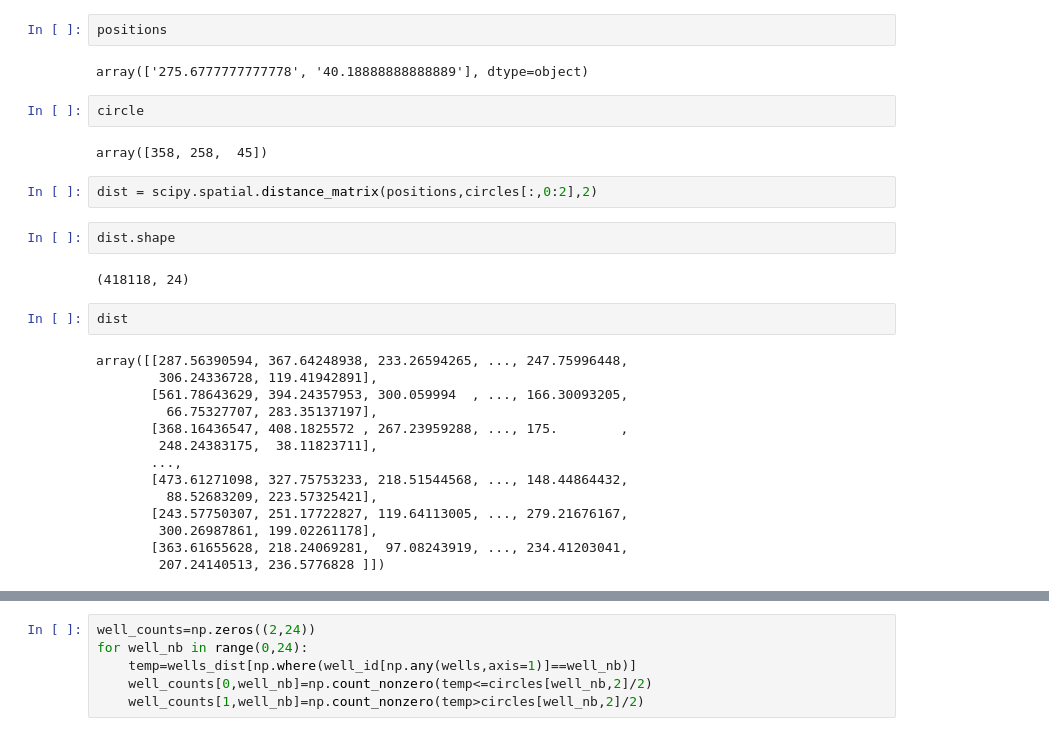
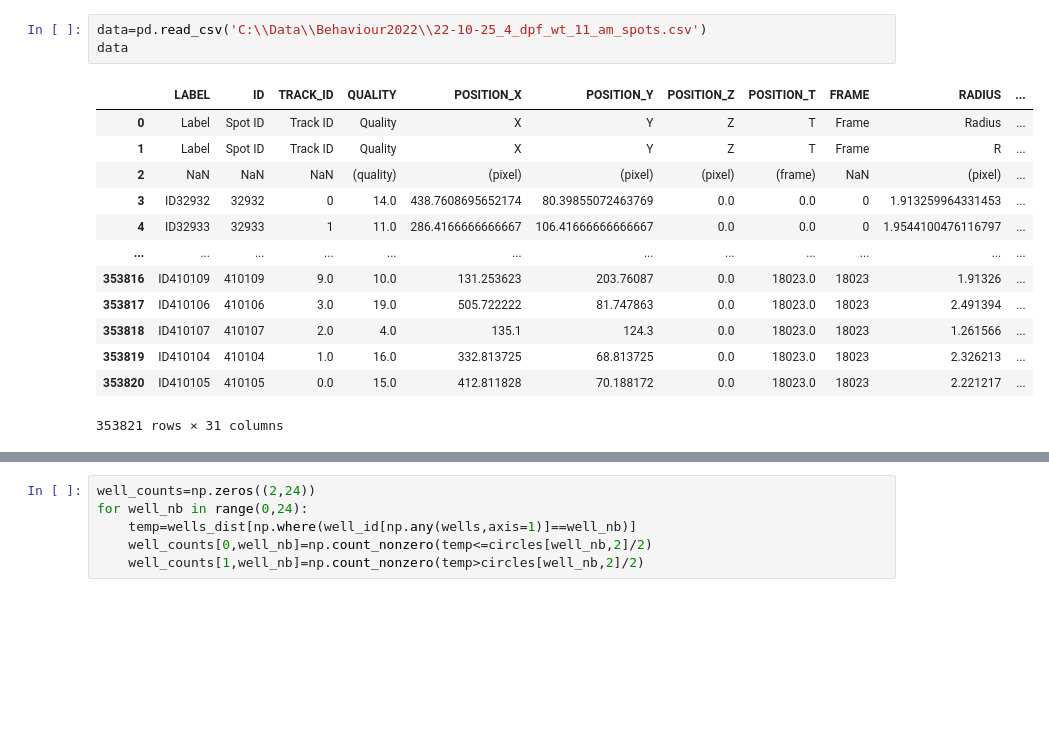
Before and after one commit to Vanwalleghem/Behavioural-Analysis, a Jupyter notebook: Circle description.ipynb, the cells around one changed output, grey strips where cells are left out. Drawn from its saved outputs; the diff is of its cells as text; blank space fills up the shorter version.

```diff
--- a/Circle description.ipynb
+++ b/Circle description.ipynb
@@ -74,31 +31,18 @@ positions.shape
-# %%
-positions
-# %% [output]
-array(['275.6777777777778', '40.18888888888889'], dtype=object)
-# %%
-circle
-# %% [output]
-array([358, 258,  45])
-# %%
-dist = scipy.spatial.distance_matrix(positions,circles[:,0:2],2)
-# %%
-dist.shape
-# %% [output]
-(418118, 24)
-# %%
-dist
-# %% [output]
-array([[287.56390594, 367.64248938, 233.26594265, ..., 247.75996448,
-        306.24336728, 119.41942891],
-       [561.78643629, 394.24357953, 300.059994  , ..., 166.30093205,
-         66.75327707, 283.35137197],
-       [368.16436547, 408.1825572 , 267.23959288, ..., 175.        ,
-        248.24383175,  38.11823711],
-       ...,
-       [473.61271098, 327.75753233, 218.51544568, ..., 148.44864432,
-         88.52683209, 223.57325421],
-       [243.57750307, 251.17722827, 119.64113005, ..., 279.21676167,
-        300.26987861, 199.02261178],
-       [363.61655628, 218.24069281,  97.08243919, ..., 234.41203041,
-        207.24140513, 236.5776828 ]])
+# %%
+data=pd.read_csv('C:\\Data\\Behaviour2022\\22-10-25_4_dpf_wt_11_am_spots.csv')
+data
+# %% [output]
+|  | LABEL | ID | TRACK_ID | QUALITY | POSITION_X | POSITION_Y | POSITION_Z | POSITION_T | FRAME | RADIUS | ... |
+| 0 | Label | Spot ID | Track ID | Quality | X | Y | Z | T | Frame | Radius | ... |
+| 1 | Label | Spot ID | Track ID | Quality | X | Y | Z | T | Frame | R | ... |
+| 2 | NaN | NaN | NaN | (quality) | (pixel) | (pixel) | (pixel) | (frame) | NaN | (pixel) | ... |
+| 3 | ID32932 | 32932 | 0 | 14.0 | 438.7608695652174 | 80.39855072463769 | 0.0 | 0.0 | 0 | 1.913259964331453 | ... |
+| 4 | ID32933 | 32933 | 1 | 11.0 | 286.4166666666667 | 106.41666666666667 | 0.0 | 0.0 | 0 | 1.9544100476116797 | ... |
+| ... | ... | ... | ... | ... | ... | ... | ... | ... | ... | ... | ... |
+| 353816 | ID410109 | 410109 | 9.0 | 10.0 | 131.253623 | 203.76087 | 0.0 | 18023.0 | 18023 | 1.91326 | ... |
+| 353817 | ID410106 | 410106 | 3.0 | 19.0 | 505.722222 | 81.747863 | 0.0 | 18023.0 | 18023 | 2.491394 | ... |
+| 353818 | ID410107 | 410107 | 2.0 | 4.0 | 135.1 | 124.3 | 0.0 | 18023.0 | 18023 | 1.261566 | ... |
+| 353819 | ID410104 | 410104 | 1.0 | 16.0 | 332.813725 | 68.813725 | 0.0 | 18023.0 | 18023 | 2.326213 | ... |
+| 353820 | ID410105 | 410105 | 0.0 | 15.0 | 412.811828 | 70.188172 | 0.0 | 18023.0 | 18023 | 2.221217 | ... |
+353821 rows × 31 columns
 # %%
```
Also changed, not shown: parts of 35 cells of this notebook.
